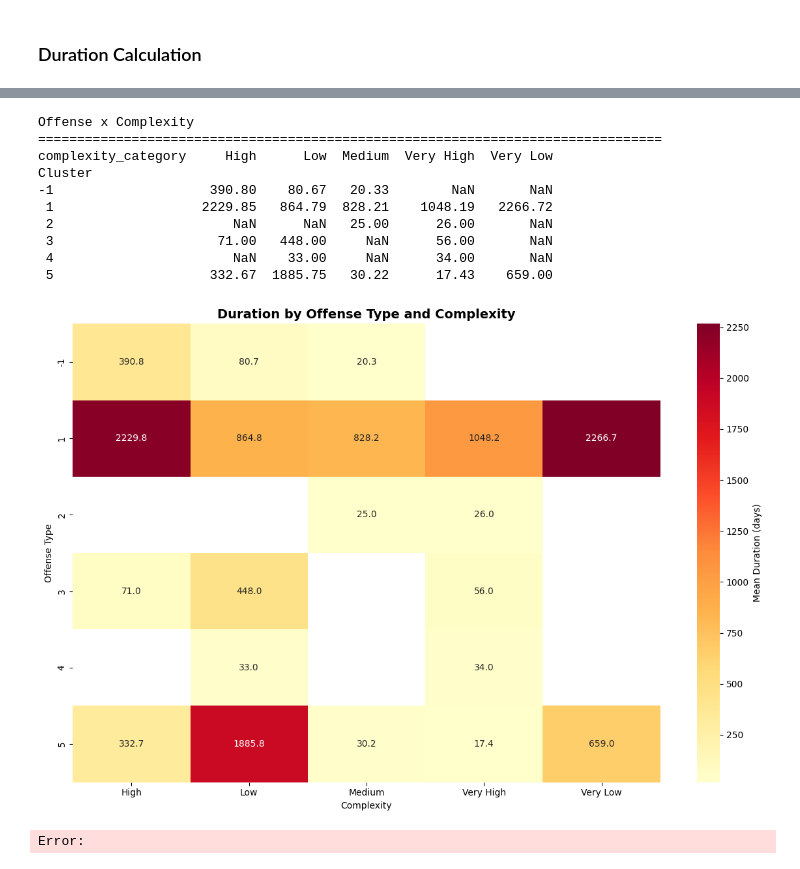
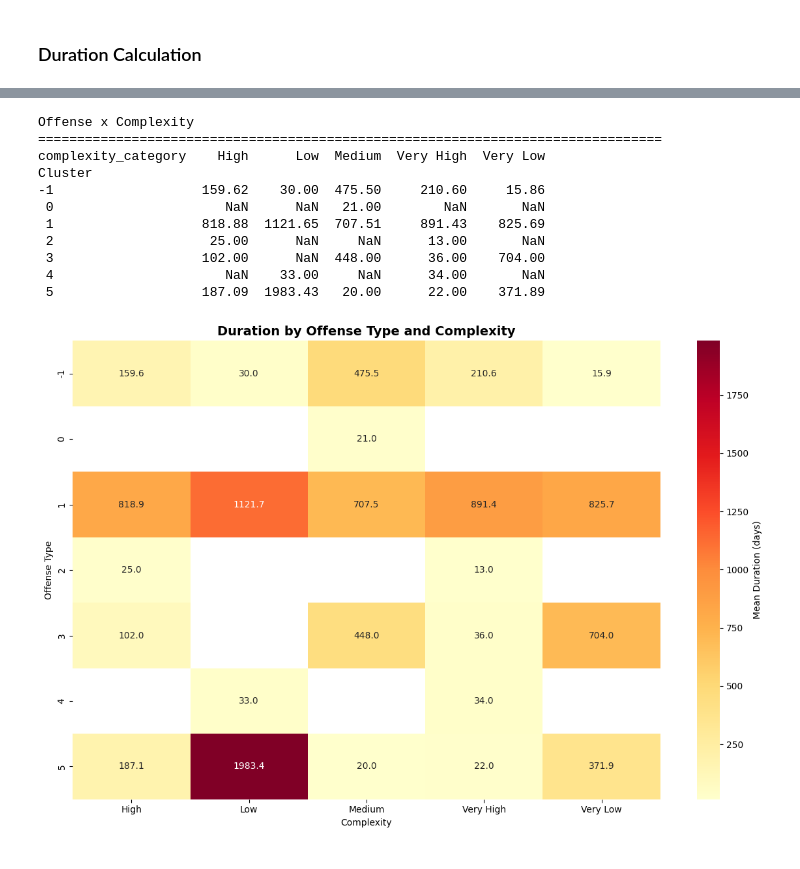
Before and after one commit to romane-lg/Ontario-Court-Cases, a Jupyter notebook: notebook.ipynb, the cells around one changed output, grey strips where cells are left out. Cells and saved outputs as stored; diff of their text form; code cells hidden in the pictures.

```diff
--- a/notebook.ipynb
+++ b/notebook.ipynb
@@ -1023,55 +1265,69 @@ Error:
 # %%
 import seaborn as sns
+import matplotlib.pyplot as plt
+import numpy as np
+import pandas as pd
 
-print('Offense x Complexity')
-print('=' * 80)
+print("Offense x Complexity")
+print("=" * 80)
 
+# ------------------------------------------------------------
 # Guardrails if complexity cells were not run yet
-if 'insufficient_text' not in df.columns:
-    df['insufficient_text'] = False
-if 'complexity_category' not in df.columns:
-    df['complexity_category'] = 'Unknown'
-if 'duration_with_proxy' not in df.columns:
-    df['duration_with_proxy'] = df.get('duration', np.nan)
+# ------------------------------------------------------------
+if "insufficient_text" not in df.columns:
+    df["insufficient_text"] = False
+if "complexity_category" not in df.columns:
+    df["complexity_category"] = "Unknown"
+if "duration_with_proxy" not in df.columns:
+    df["duration_with_proxy"] = df.get("duration", np.nan)
 
+# ------------------------------------------------------------
+# Filter to valid rows (adapted: no case_status dependency)
+# ------------------------------------------------------------
 heatmap_df = df[
-    df['case_status'].isin(['analyzable_duration', 'proxy_heard_date'])
-    & (df['insufficient_text'] == False)
-    & (df['complexity_category'] != 'Insufficient Text')
-    & (df['complexity_category'] != 'Unknown')
+    df["duration_with_proxy"].notna()
+    & (df["insufficient_text"] == False)
+    & (~df["complexity_category"].isin(["Insufficient Text", "Unknown"]))
+    & df["Cluster"].notna()
 ].copy()
 
 # Pivot table of mean duration by offense cluster x complexity
 pivot = heatmap_df.pivot_table(
-    values='duration_with_proxy',
-    index='Cluster',
-    columns='complexity_category',
-    aggfunc='mean'
+    values="duration_with_proxy",
+    index="Cluster",
+    columns="complexity_category",
+    aggfunc="mean",
 ).round(2)
 
 print(pivot)
 
 # Heatmap
 plt.figure(figsize=(12, 8))
 if not pivot.empty:
-    sns.heatmap(pivot, annot=True, fmt='.1f', cmap='YlOrRd', cbar_kws={'label': 'Mean Duration (days)'})
-    plt.title('Duration by Offense Type and Complexity', fontsize=14, fontweight='bold')
-    plt.xlabel('Complexity')
-    plt.ylabel('Offense Type')
+    sns.heatmap(
+        pivot,
+        annot=True,
+        fmt=".1f",
+        cmap="YlOrRd",
+        cbar_kws={"label": "Mean Duration (days)"},
+    )
+    plt.title("Duration by Offense Type and Complexity", fontsize=14, fontweight="bold")
+    plt.xlabel("Complexity")
+    plt.ylabel("Offense Type")
     plt.tight_layout()
     plt.show()
 else:
-    print('No valid rows available for offense x complexity heatmap.')
+    print("No valid rows available for offense x complexity heatmap.")
 # %% [output]
 Offense x Complexity
 ================================================================================
-complexity_category     High      Low  Medium  Very High  Very Low
+complexity_category    High      Low  Medium  Very High  Very Low
 Cluster
--1                    390.80    80.67   20.33        NaN       NaN
- 1                   2229.85   864.79  828.21    1048.19   2266.72
- 2                       NaN      NaN   25.00      26.00       NaN
- 3                     71.00   448.00     NaN      56.00       NaN
- 4                       NaN    33.00     NaN      34.00       NaN
- 5                    332.67  1885.75   30.22      17.43    659.00
+-1                   159.62    30.00  475.50     210.60     15.86
+ 0                      NaN      NaN   21.00        NaN       NaN
+ 1                   818.88  1121.65  707.51     891.43    825.69
+ 2                    25.00      NaN     NaN      13.00       NaN
+ 3                   102.00      NaN  448.00      36.00    704.00
+ 4                      NaN    33.00     NaN      34.00       NaN
+ 5                   187.09  1983.43   20.00      22.00    371.89
-[figure, old version]
+[figure, new version]
-Error:
```
Also changed, not shown: parts of 13 cells of this notebook.
